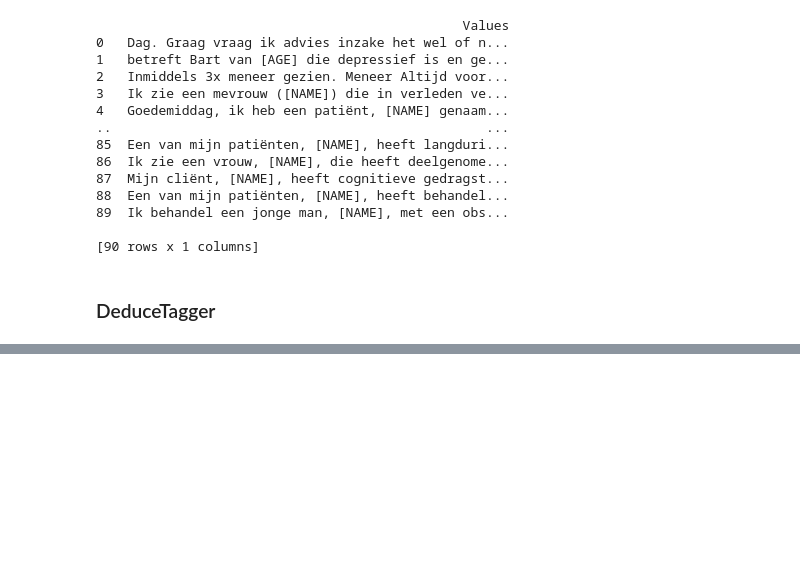
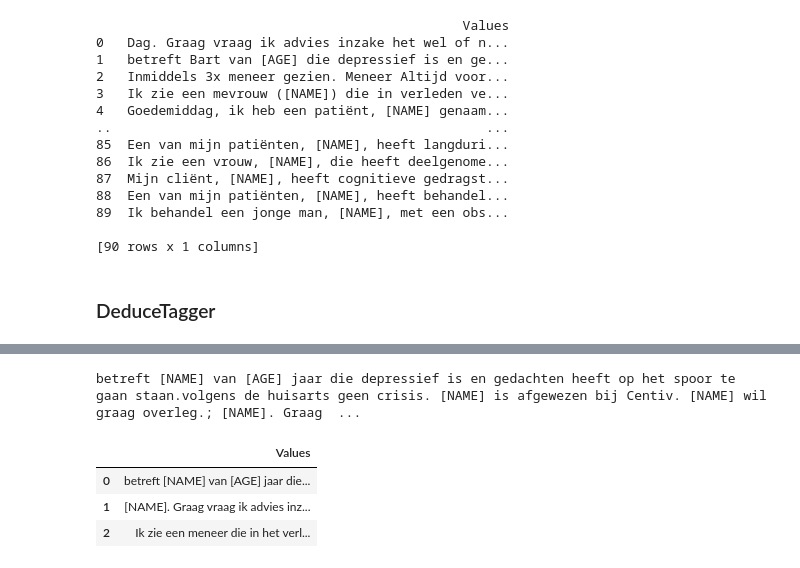
Before and after one commit to eLife-Applications/Deidentification, a Jupyter notebook: src/deidentify.ipynb, the cells around one changed output, grey strips where cells are left out. Cells and saved outputs as stored; diff of their text form; code cells hidden in the pictures; blank space fills up the shorter version.

```diff
--- a/src/deidentify.ipynb
+++ b/src/deidentify.ipynb
@@ -218,0 +458,17 @@ print(crf_final)
+# %%
+# Wrap text in document
+documents_real = [
+    Document(name='doc_01', text=text)
+]
+
+# Load tagger with a downloaded model file and tokenizer
+tagger = DeduceTagger(verbose=False)
+
+# Annotate your documents
+annotated_docs_deduce_r = tagger.annotate(documents_real)
+# %%
+# Annotation results of DeduceTagger
+from pprint import pprint
+
+first_doc_deduce_r = annotated_docs_deduce_r[0]
+pprint(first_doc_deduce_r.annotations)
@@ -218,0 +486,27 @@ print(crf_final)
+# %%
+# Mask annotations of DeduceTagger
+from deidentify.util import mask_annotations
+
+masked_doc_deduce_r = mask_annotations(first_doc_deduce_r)
+print(masked_doc_deduce_r.text)
+# %% [output]
+betreft [NAME] van [AGE] jaar die depressief is en gedachten heeft op het spoor te gaan staan.volgens de huisarts geen crisis. [NAME] is afgewezen bij Centiv. [NAME] wil graag overleg.; [NAME]. Graag  ...
+# %%
+# Split the input string into a list using semicolons as the delimiter
+values = masked_doc_deduce_r.text.split(";")
+
+# Create a DataFrame with a single column named 'Values'
+deduce_final_r = pd.DataFrame({'Values': values})
+
+# Print the DataFrame
+def align_left(s):
+    return 'text-align: left'
+deduce_final_r = deduce_final_r.style.applymap(align_left)
+
+pd.set_option('display.max_colwidth', None)
+deduce_final_r
+# %% [output]
+|  | Values |
+| 0 | betreft [NAME] van [AGE] jaar die... |
+| 1 | [NAME]. Graag vraag ik advies inz... |
+| 2 | Ik zie een meneer die in het verl... |
```
Also changed, not shown: parts of 25 cells of this notebook.
